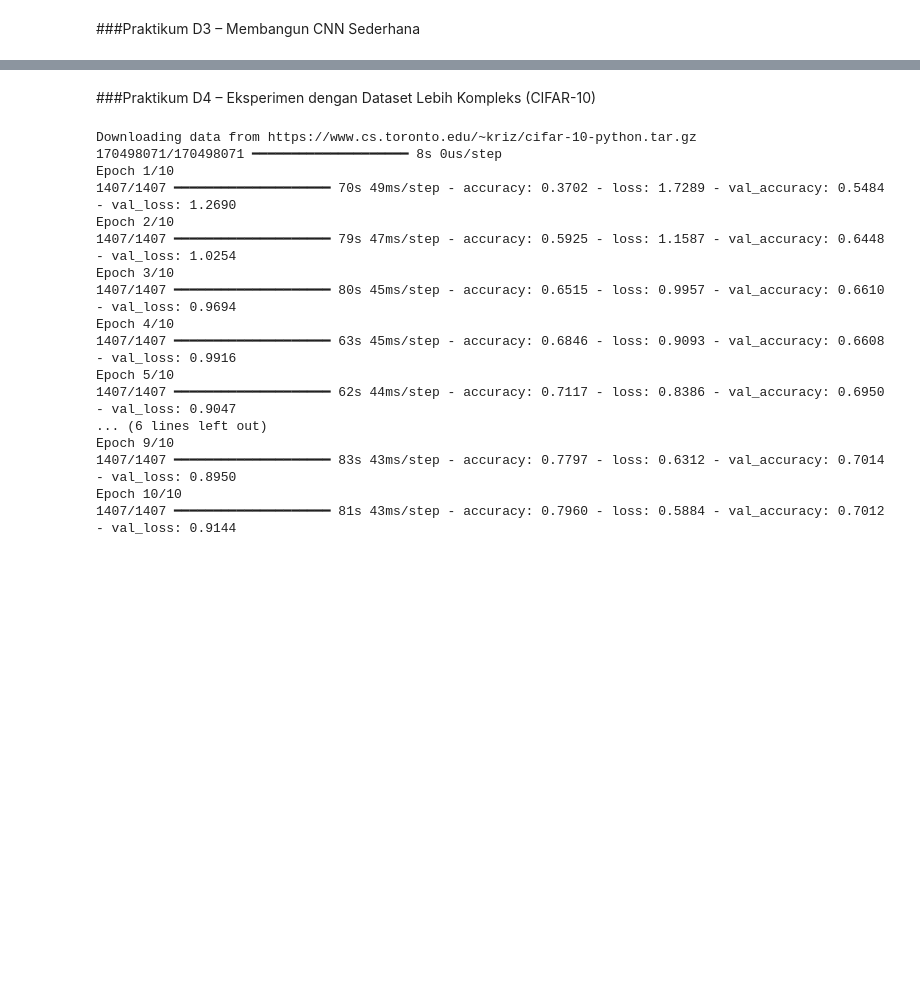
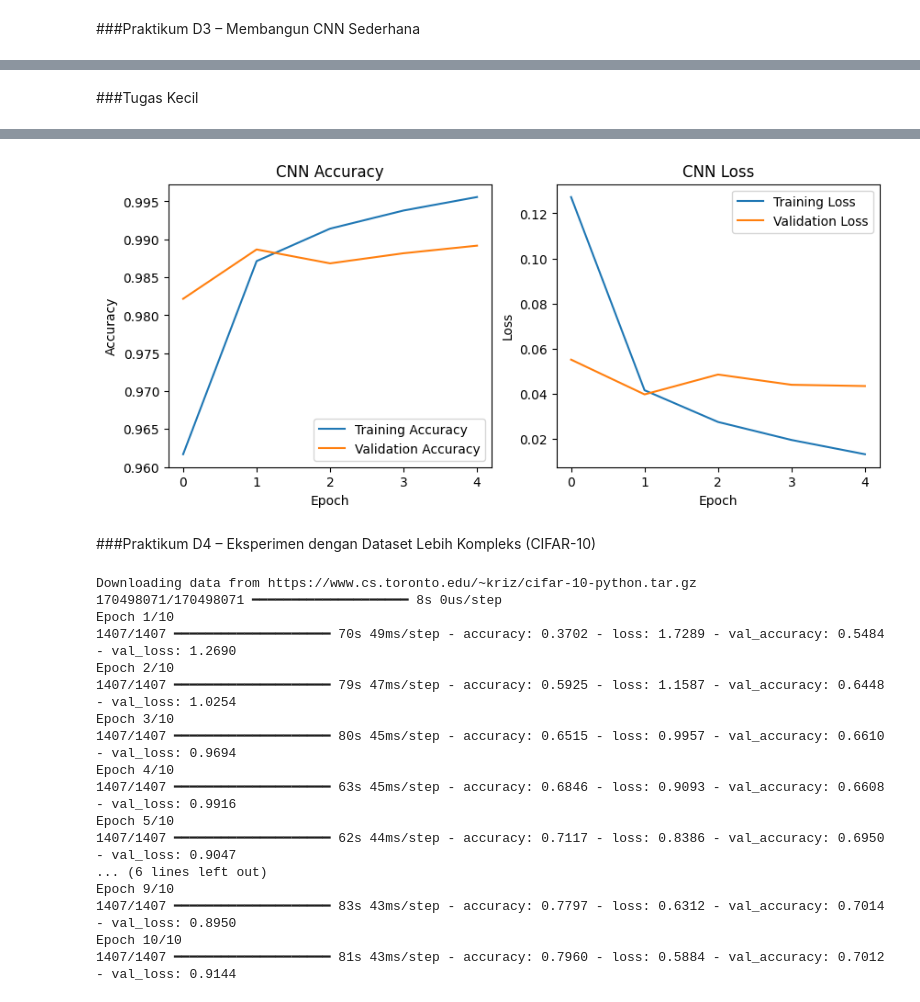
Before and after one commit to DimasAdhie12/Visi-Komputer, a Jupyter notebook: Jobsheet 2.ipynb, the cells around one changed output, grey strips where cells are left out. Cells and saved outputs as stored; diff of their text form; code cells hidden in the pictures; blank space fills up the shorter version.

```diff
--- a/Jobsheet 2.ipynb
+++ b/Jobsheet 2.ipynb
@@ -68,0 +129,69 @@ plt.show()
+# %% [markdown]
+###Tugas Kecil
+# %%
+import tensorflow as tf
+from tensorflow.keras import layers, models
+from tensorflow.keras.callbacks import EarlyStopping, ModelCheckpoint
+import matplotlib.pyplot as plt
+
+# === Preprocessing data (anggap data sudah ada: x_train, y_train, x_test, y_test) ===
+x_train_cnn = x_train.reshape(-1, 28, 28, 1) / 255.0
+x_test_cnn = x_test.reshape(-1, 28, 28, 1) / 255.0
+
+# === Definisi model CNN ===
+model = models.Sequential([
+    layers.Conv2D(32, (3,3), activation='relu', input_shape=(28,28,1)),
+    layers.MaxPooling2D((2,2)),
+
+    layers.Conv2D(64, (3,3), activation='relu'),
+
+    layers.Flatten(),
+    layers.Dense(64, activation='relu'),
+    layers.Dense(10, activation='softmax')
+])
+
+# === Kompilasi model ===
+model.compile(optimizer='adam',
+              loss='sparse_categorical_crossentropy',
+              metrics=['accuracy'])
+
+# === Callbacks ===
+early_stop = EarlyStopping(monitor='val_loss', patience=3, restore_best_weights=True)
+checkpoint = ModelCheckpoint("best_cnn_model.h5", save_best_only=True)
+
+# === Latih model ===
+history = model.fit(
+    x_train_cnn, y_train,
+    epochs=20,                 # Bisa lebih banyak, nanti berhenti otomatis
+    validation_split=0.1,
+    callbacks=[early_stop, checkpoint],
+    verbose=1
+)
+
+# === Evaluasi di data test ===
+test_loss, test_acc = model.evaluate(x_test_cnn, y_test, verbose=0)
+print(f"\nAkurasi di data test: {test_acc:.4f}, Loss: {test_loss:.4f}")
+
+# === Plot hasil training ===
+plt.figure(figsize=(10,4))
+
+# Plot akurasi
+plt.subplot(1,2,1)
+plt.plot(history.history['accuracy'], label='Training Accuracy')
+plt.plot(history.history['val_accuracy'], label='Validation Accuracy')
+plt.title('CNN Accuracy')
+plt.xlabel('Epoch')
+plt.ylabel('Accuracy')
+plt.legend()
+
+# Plot loss
+plt.subplot(1,2,2)
+plt.plot(history.history['loss'], label='Training Loss')
+plt.plot(history.history['val_loss'], label='Validation Loss')
+plt.title('CNN Loss')
+plt.xlabel('Epoch')
+plt.ylabel('Loss')
+plt.legend()
+
+plt.show()
+# %% [output]
@@ -69,3 +214,4 @@ plt.show()
+[figure, added]
 # %% [markdown]
 ###Praktikum D4 – Eksperimen dengan Dataset Lebih Kompleks (CIFAR-10)
 # %%
```
Also changed, not shown: parts of 12 cells of this notebook.
